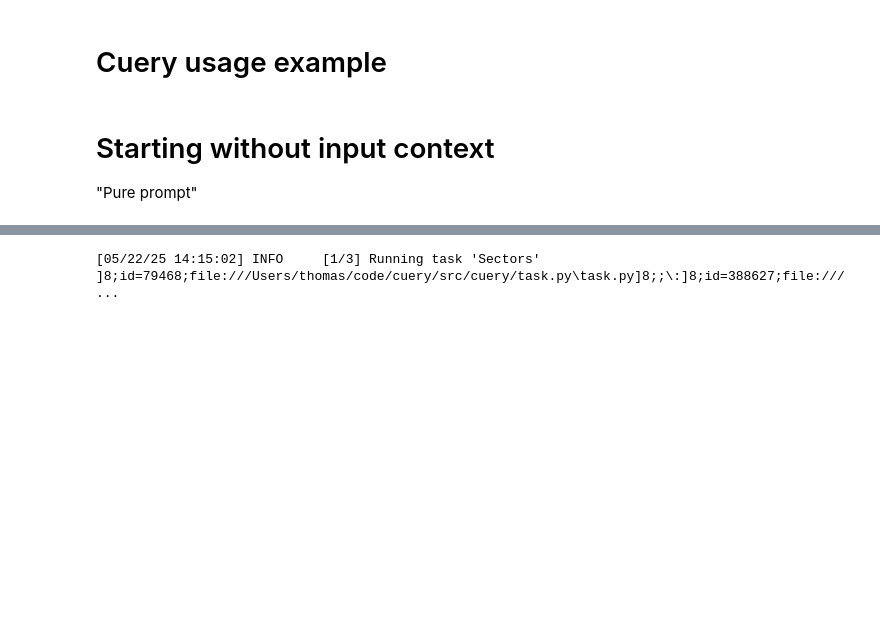
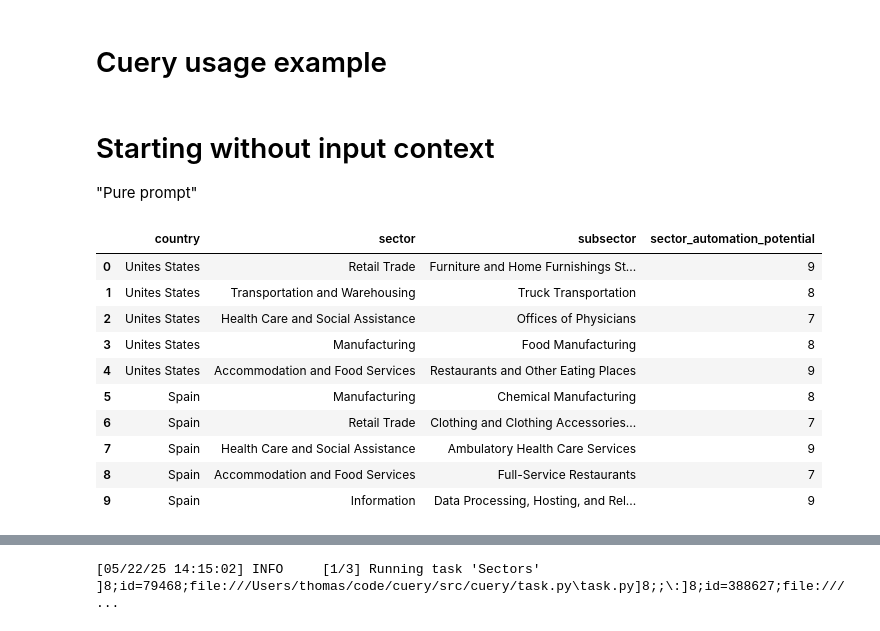
Before and after one commit to graphext/cuery, a Jupyter notebook: notebooks/examples.ipynb, the cells around one changed output, grey strips where cells are left out. Saved outputs shown, nothing was run; the diff lists cells and outputs as text; code cells hidden in the pictures; blank space fills up the shorter version.

```diff
--- a/notebooks/examples.ipynb
+++ b/notebooks/examples.ipynb
@@ -15,3 +15,19 @@ GDRIVE = Path("~/Google Drive/Shared drives/Solutions").expanduser()
 # %% [markdown]
 # Starting without input context
 "Pure prompt"
+# %%
+context = [{"country": "Unites States"}, {"country": "Spain"}]
+sectors = await CountrySectors(context, n_concurrent=20)
+sectors.to_pandas()
+# %% [output]
+|  | country | sector | subsector | sector_automation_potential |
+| 0 | Unites States | Retail Trade | Furniture and Home Furnishings St... | 9 |
+| 1 | Unites States | Transportation and Warehousing | Truck Transportation | 8 |
+| 2 | Unites States | Health Care and Social Assistance | Offices of Physicians | 7 |
+| 3 | Unites States | Manufacturing | Food Manufacturing | 8 |
+| 4 | Unites States | Accommodation and Food Services | Restaurants and Other Eating Places | 9 |
+| 5 | Spain | Manufacturing | Chemical Manufacturing | 8 |
+| 6 | Spain | Retail Trade | Clothing and Clothing Accessories... | 7 |
+| 7 | Spain | Health Care and Social Assistance | Ambulatory Health Care Services | 9 |
+| 8 | Spain | Accommodation and Food Services | Full-Service Restaurants | 7 |
+| 9 | Spain | Information | Data Processing, Hosting, and Rel... | 9 |
```
Also changed, not shown: parts of 2 cells of this notebook, 6 other files.
